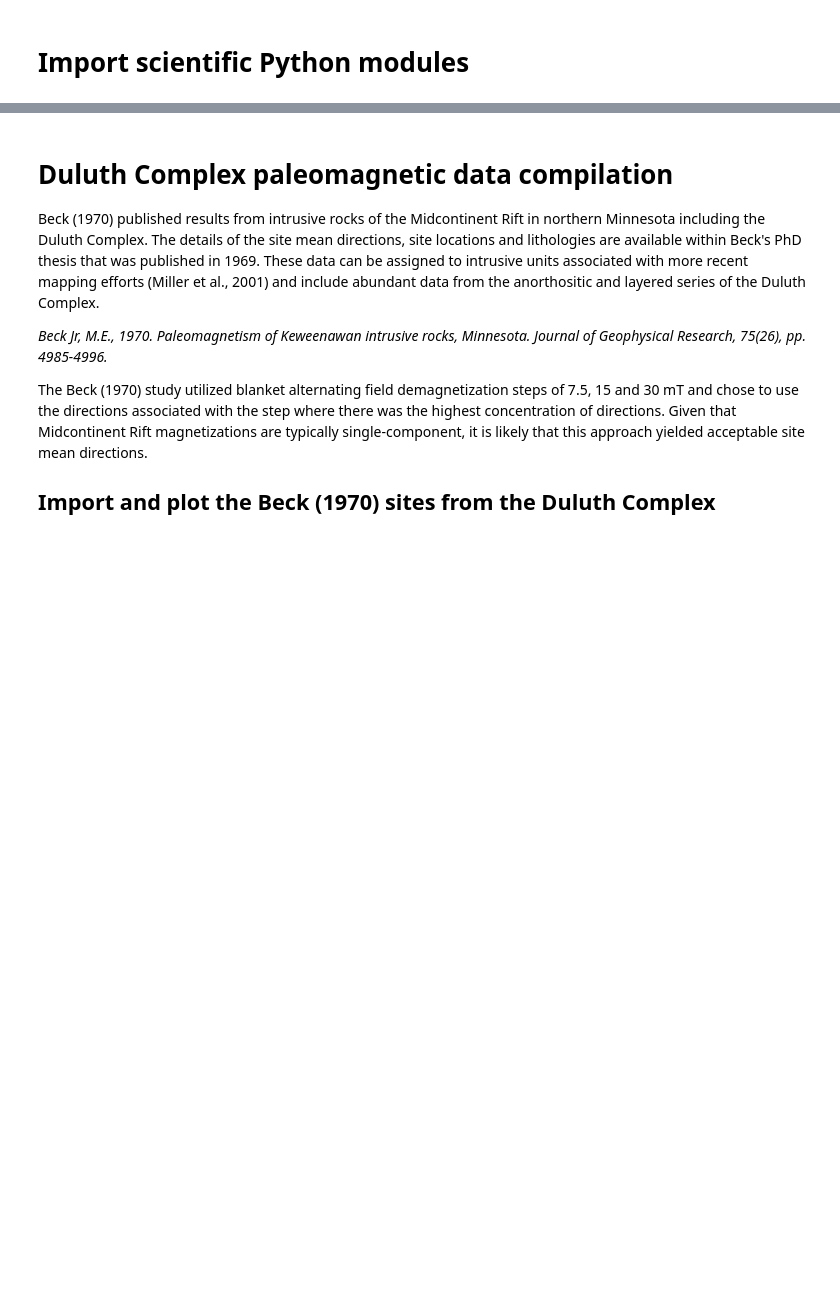
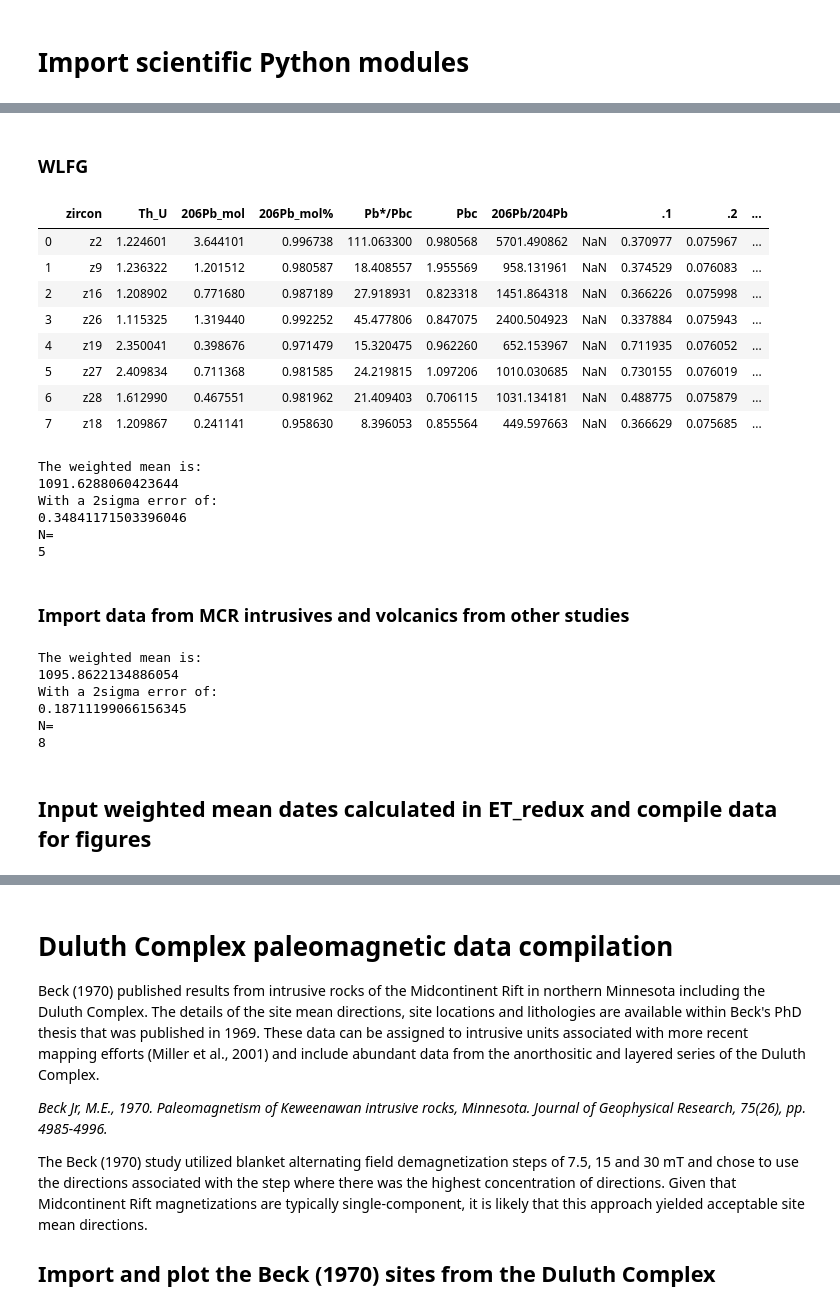
Before and after one commit to Swanson-Hysell-Group/2020_Duluth_Complex, a Jupyter notebook: code/Duluth_Complex_notebook.ipynb, the cells around one changed output, grey strips where cells are left out. Saved outputs shown, nothing was run; the diff lists cells and outputs as text; code cells hidden in the pictures; blank space fills up the shorter version.

```diff
--- a/code/Duluth_Complex_notebook.ipynb
+++ b/code/Duluth_Complex_notebook.ipynb
@@ -52,0 +416,33 @@ Laurentia_outline = ShapelyFeature(Reader('../data/Laurentia_shape/Laurentia.shp
+# %% [markdown]
+### WLFG
+# %%
+WLFG = pd.read_excel('../data/geochron_new/CAIDTIMS_DataTable_080420.xls',
+                      header=67,nrows=8,names=['zircon','Th_U','206Pb_mol','206Pb_mol%','Pb*/Pbc',
+                                              'Pbc','206Pb/204Pb','','','','','','','','','','',
+                                              '207Pb/206Pb_date','207Pb/206Pb_date_2sigma',
+                                              '207Pb/235U_date','207Pb/235U_date_2sigma',
+                                              '206Pb/238U_date','206Pb/238U_date_2sigma'])
+WLFG['include'] = pd.Series(data=['yes','yes','yes','yes','yes','no','no','no'])
+WLFG
+# %% [output]
+|  | zircon | Th_U | 206Pb_mol | 206Pb_mol% | Pb*/Pbc | Pbc | 206Pb/204Pb |  | .1 | .2 | ... |
+| 0 | z2 | 1.224601 | 3.644101 | 0.996738 | 111.063300 | 0.980568 | 5701.490862 | NaN | 0.370977 | 0.075967 | ... |
+| 1 | z9 | 1.236322 | 1.201512 | 0.980587 | 18.408557 | 1.955569 | 958.131961 | NaN | 0.374529 | 0.076083 | ... |
+| 2 | z16 | 1.208902 | 0.771680 | 0.987189 | 27.918931 | 0.823318 | 1451.864318 | NaN | 0.366226 | 0.075998 | ... |
+| 3 | z26 | 1.115325 | 1.319440 | 0.992252 | 45.477806 | 0.847075 | 2400.504923 | NaN | 0.337884 | 0.075943 | ... |
+| 4 | z19 | 2.350041 | 0.398676 | 0.971479 | 15.320475 | 0.962260 | 652.153967 | NaN | 0.711935 | 0.076052 | ... |
+| 5 | z27 | 2.409834 | 0.711368 | 0.981585 | 24.219815 | 1.097206 | 1010.030685 | NaN | 0.730155 | 0.076019 | ... |
+| 6 | z28 | 1.612990 | 0.467551 | 0.981962 | 21.409403 | 0.706115 | 1031.134181 | NaN | 0.488775 | 0.075879 | ... |
+| 7 | z18 | 1.209867 | 0.241141 | 0.958630 | 8.396053 | 0.855564 | 449.597663 | NaN | 0.366629 | 0.075685 | ... |
+# %%
+WLFG_filtered = WLFG[WLFG['include'] == 'yes']
+WLFG_mean, WLFG_2sigma = weighted_mean(WLFG_filtered['206Pb/238U_date'].tolist(),WLFG_filtered['206Pb/238U_date_2sigma'].tolist())
+# %% [output]
+The weighted mean is:
+1091.6288060423644
+With a 2sigma error of:
+0.34841171503396046
+N=
+5
+# %% [markdown]
+### Import data from MCR intrusives and volcanics from other studies
@@ -52,0 +453,9 @@ Laurentia_outline = ShapelyFeature(Reader('../data/Laurentia_shape/Laurentia.shp
+# %%
+AS3_mean, AS3_2sigma = weighted_mean(AS3['206Pb/238U_date'].tolist(),AS3['206Pb/238U_date_2sigma'].tolist())
+# %% [output]
+The weighted mean is:
+1095.8622134886054
+With a 2sigma error of:
+0.18711199066156345
+N=
+8
@@ -52,0 +518,2 @@ Laurentia_outline = ShapelyFeature(Reader('../data/Laurentia_shape/Laurentia.shp
+# %% [markdown]
+## Input weighted mean dates calculated in ET_redux and compile data for figures
```
Also changed, not shown: parts of 109 cells of this notebook, 5 other files.
